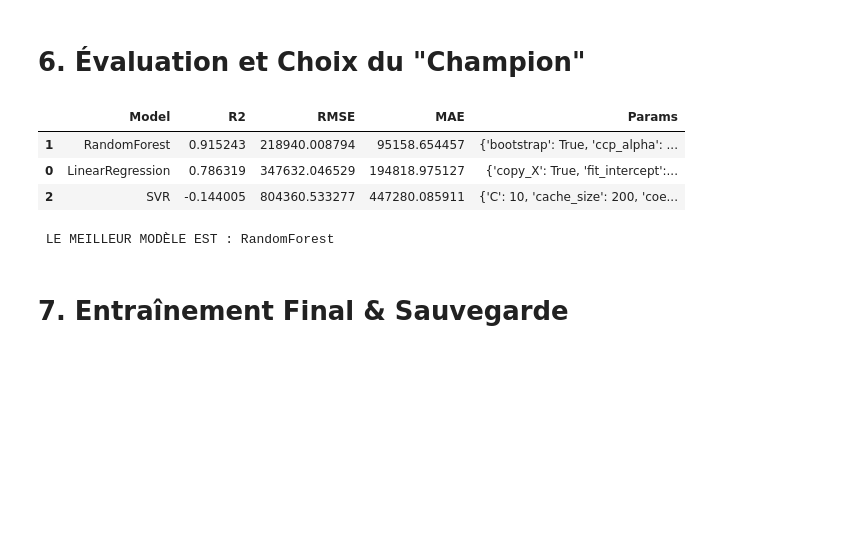
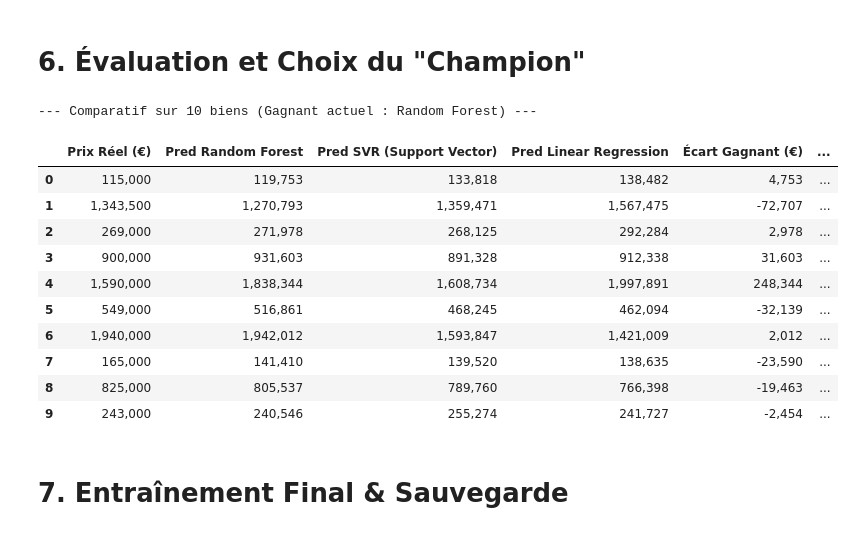
Before and after one commit to NovaStarmax/apartment-hunter, a Jupyter notebook: notebooks/Train_model.ipynb, the cells around one changed output. Cells and saved outputs as stored; diff of their text form; code cells hidden in the pictures; blank space fills up the shorter version.

Commit message:
Add models and training

```diff
--- a/notebooks/Train_model.ipynb
+++ b/notebooks/Train_model.ipynb
@@ -90,6 +88,18 @@ Pipeline de preprocessing créé.
 # %%
-X_train, X_test, y_train, y_test = train_test_split(X, y, test_size=0.2, random_state=SEED)
+# pipeline
+model_pipeline = Pipeline(steps=[
+    ('preprocessor', preprocessor),
+    ('regressor', RandomForestRegressor(n_estimators=100, max_depth=20, random_state=42, n_jobs=-1))
+])
 
-print(f"Entraînement sur {X_train.shape[0]} lignes.")
-print(f"Test sur {X_test.shape[0]} lignes.")
+# Ajout de la transformation Logarithmique sur la Cible (Prix)
+# Cela aide le modèle à mieux prédire les variations de pourcentage plutôt que les valeurs absolues
+final_model = TransformedTargetRegressor(
+    regressor=model_pipeline,
+    func=np.log1p,       # Avant entraînement : log(1 + prix)
+    inverse_func=np.expm1 # Après prédiction : exp(pred) - 1
+)
+
+final_model.fit(X_train, y_train)
+print("Entrainement terminé")
 # %% [output]
@@ -158,40 +238,46 @@ Best R2 (sur subset): -0.1260
 # %% [markdown]
 # 6. Évaluation et Choix du "Champion"
 # %%
-results_data = []
+# On prend un échantillon de 10 appartements au hasard dans le Test Set
+sample_indices = X_test.sample(10, random_state=42).index
+X_sample = X_test.loc[sample_indices]
+y_sample = y_test.loc[sample_indices]
 
-for name, model in best_estimators.items():
-    # Prédiction
-    y_pred = model.predict(X_test)
+# On prépare le tableau comparatif
+comparison_data = {
+    'Prix Réel (€)': y_sample.values
+}
 
-    # Métriques
-    r2 = r2_score(y_test, y_pred)
-    rmse = np.sqrt(mean_squared_error(y_test, y_pred))
-    mae = mean_absolute_error(y_test, y_pred)
+# Pour chaque modèle entraîné, on prédit sur cet échantillon
+for model_name, row in df_results.iterrows():
+    model = row['Model_Object']
+    preds = model.predict(X_sample)
+    comparison_data[f'Pred {model_name}'] = preds
 
-    results_data.append({
-        "Model": name,
-        "R2": r2,
-        "RMSE": rmse,
-        "MAE": mae,
-        "Params": model.named_steps['regressor'].get_params()
-    })
+# Création du DataFrame
+df_compare = pd.DataFrame(comparison_data)
 
-results_df = pd.DataFrame(results_data).sort_values(by='R2', ascending=False)
-display(results_df)
+# Ajout des écarts (Différence avec le réel) pour le Meilleur Modèle
+winner_name = df_results.index[0]
+df_compare['Écart Gagnant (€)'] = df_compare[f'Pred {winner_name}'] - df_compare['Prix Réel (€)']
+df_compare['% Erreur'] = (df_compare['Écart Gagnant (€)'].abs() / df_compare['Prix Réel (€)'] * 100).round(1)
 
-
-best_model_name = results_df.iloc[0]['Model']
-best_pipeline = best_estimators[best_model_name]
-best_metrics = results_df.iloc[0].to_dict()
-
-print(f"\n LE MEILLEUR MODÈLE EST : {best_model_name}")
+# Affichage propre
+print(f"--- Comparatif sur 10 biens (Gagnant actuel : {winner_name}) ---")
+display(df_compare.style.format("{:,.0f}", subset=df_compare.columns.drop('% Erreur')).background_gradient(cmap='Reds', subset=['% Erreur']))
 # %% [output]
+--- Comparatif sur 10 biens (Gagnant actuel : Random Forest) ---
-|  | Model | R2 | RMSE | MAE | Params |
-| 1 | RandomForest | 0.915243 | 218940.008794 | 95158.654457 | {'bootstrap': True, 'ccp_alpha': ... |
-| 0 | LinearRegression | 0.786319 | 347632.046529 | 194818.975127 | {'copy_X': True, 'fit_intercept':... |
-| 2 | SVR | -0.144005 | 804360.533277 | 447280.085911 | {'C': 10, 'cache_size': 200, 'coe... |
+|  | Prix Réel (€) | Pred Random Forest | Pred SVR (Support Vector) | Pred Linear Regression | Écart Gagnant (€) | ... |
+| 0 | 115,000 | 119,753 | 133,818 | 138,482 | 4,753 | ... |
+| 1 | 1,343,500 | 1,270,793 | 1,359,471 | 1,567,475 | -72,707 | ... |
+| 2 | 269,000 | 271,978 | 268,125 | 292,284 | 2,978 | ... |
+| 3 | 900,000 | 931,603 | 891,328 | 912,338 | 31,603 | ... |
+| 4 | 1,590,000 | 1,838,344 | 1,608,734 | 1,997,891 | 248,344 | ... |
+| 5 | 549,000 | 516,861 | 468,245 | 462,094 | -32,139 | ... |
+| 6 | 1,940,000 | 1,942,012 | 1,593,847 | 1,421,009 | 2,012 | ... |
+| 7 | 165,000 | 141,410 | 139,520 | 138,635 | -23,590 | ... |
+| 8 | 825,000 | 805,537 | 789,760 | 766,398 | -19,463 | ... |
+| 9 | 243,000 | 240,546 | 255,274 | 241,727 | -2,454 | ... |
- LE MEILLEUR MODÈLE EST : RandomForest
 # %% [markdown]
 # 7. Entraînement Final & Sauvegarde
 # %%
```
Also changed, not shown: parts of 14 cells of this notebook, 8 other files.
